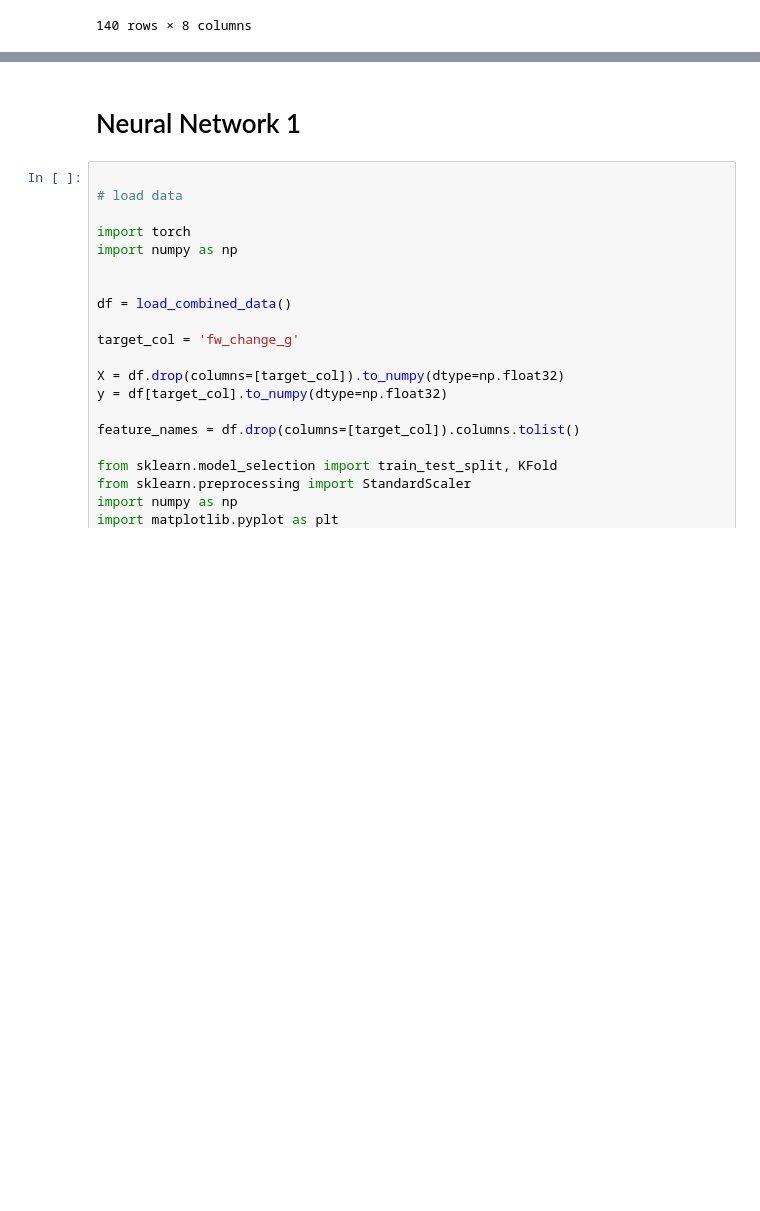
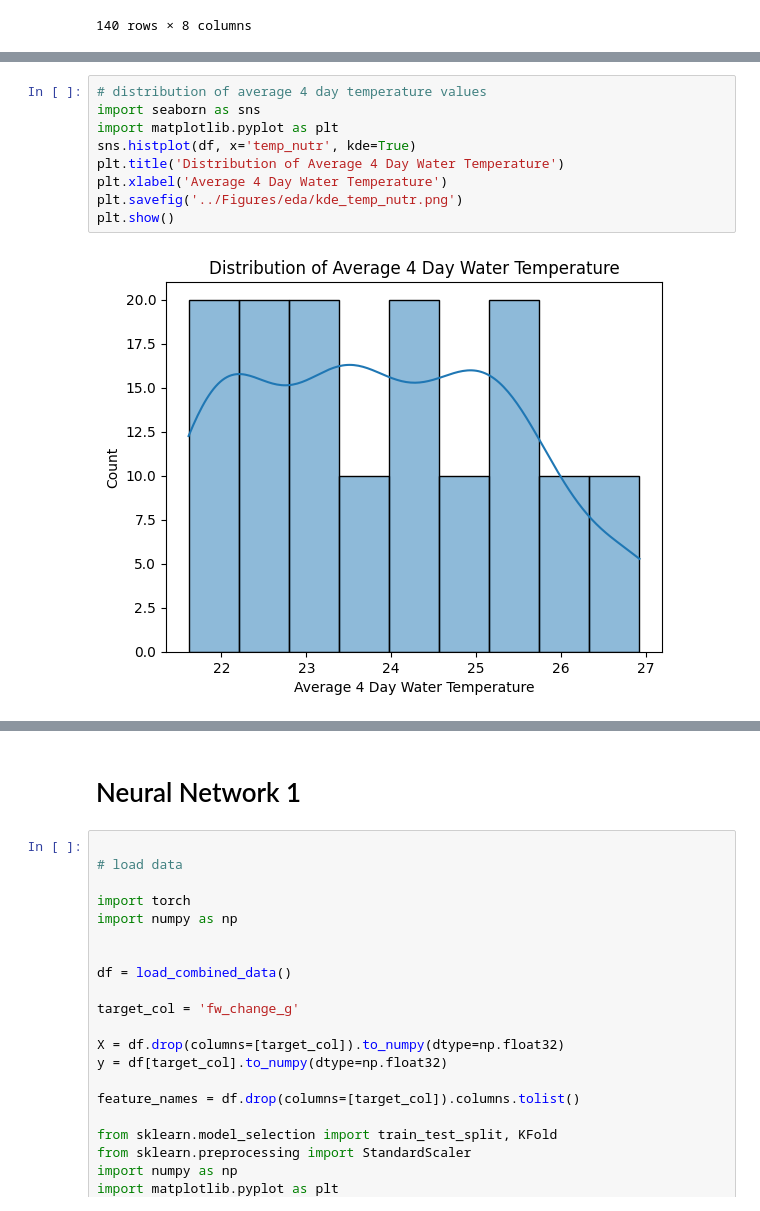
Before and after one commit to GerardoG2/plant-health-status, a Jupyter notebook: Notebooks/NeuralNetwork_tboth.ipynb, the cells around one changed output, grey strips where cells are left out. Cells and saved outputs as stored; diff of their text form; blank space fills up the shorter version.

```diff
--- a/Notebooks/NeuralNetwork_tboth.ipynb
+++ b/Notebooks/NeuralNetwork_tboth.ipynb
@@ -48,0 +100,11 @@ df
+# %%
+# distribution of average 4 day temperature values
+import seaborn as sns
+import matplotlib.pyplot as plt
+sns.histplot(df, x='temp_nutr', kde=True)
+plt.title('Distribution of Average 4 Day Water Temperature')
+plt.xlabel('Average 4 Day Water Temperature')
+plt.savefig('../Figures/eda/kde_temp_nutr.png')
+plt.show()
+# %% [output]
+[figure, added]
```
Also changed, not shown: parts of 8 cells of this notebook, 3 other files.
